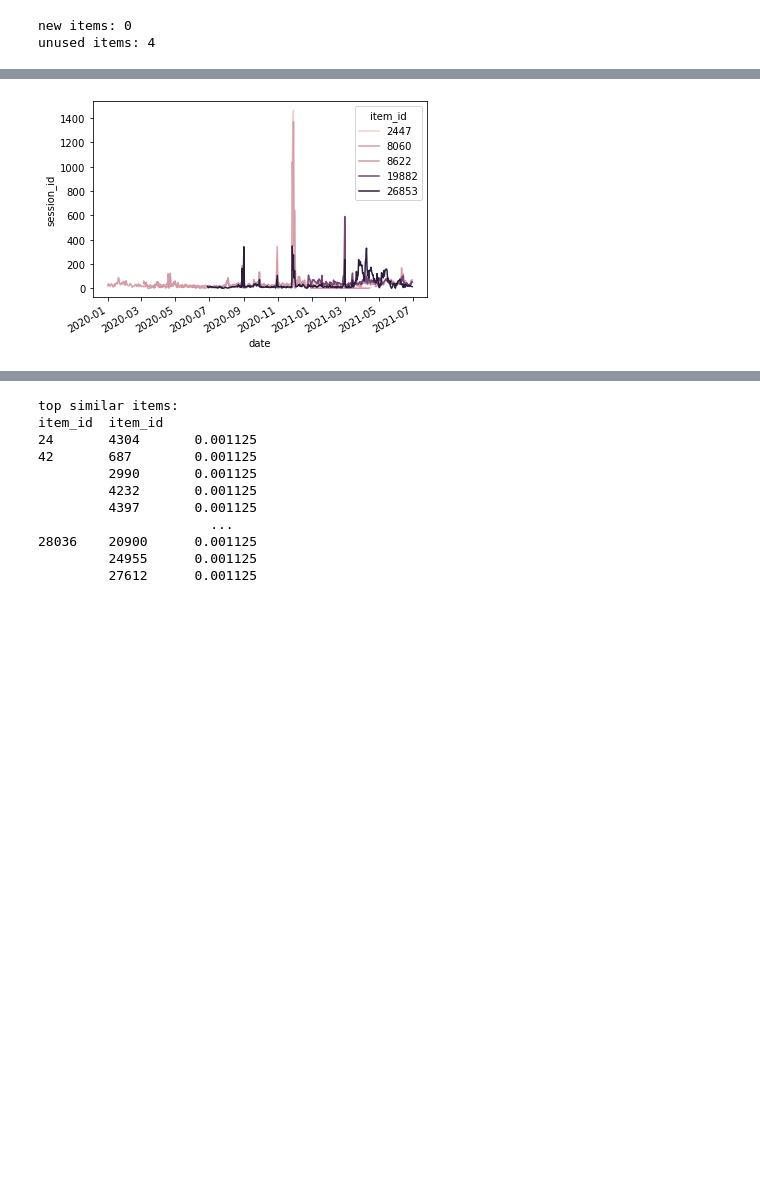
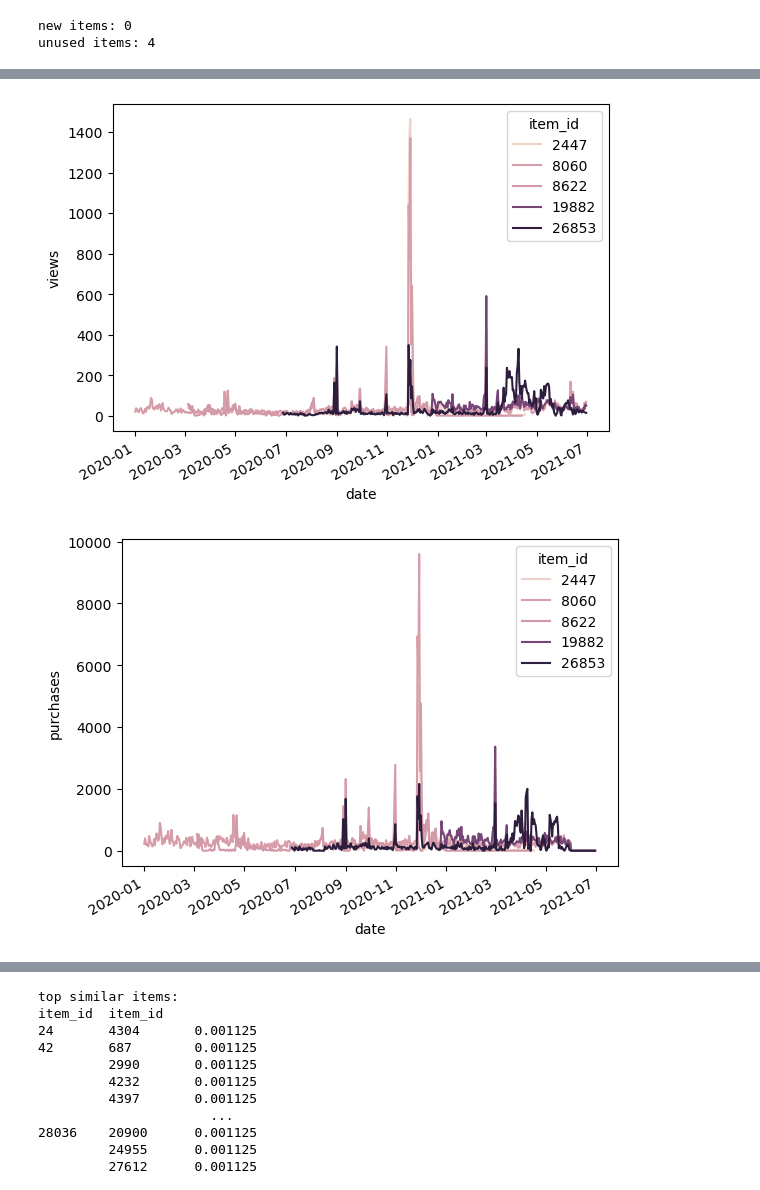
Before and after one commit to stavco9/rs-final-project, a Jupyter notebook: recsys2022/Data_analysis/data_analysis.ipynb, the cells around one changed output, grey strips where cells are left out. Cells and saved outputs as stored; diff of their text form; code cells hidden in the pictures; blank space fills up the shorter version.

Commit message:
data analysis

```diff
--- a/recsys2022/Data_analysis/data_analysis.ipynb
+++ b/recsys2022/Data_analysis/data_analysis.ipynb
@@ -180,0 +224,31 @@ sns.pairplot(df.drop("item_id", axis=1), hue="popularity", plot_kws=dict(alpha=0
+# %%
+# drill down on top/rare items - spesific categories?
+m = 5
+top_m, low_m = top.head(m)["item_id"], low.head(m)["item_id"]
+df = full[(full["item_id"].isin(top_m)) | (full["item_id"].isin(low_m))
+           ].drop_duplicates(["item_id", "feature_category_id", "feature_value_id"])
+df["group"] = np.where(df["item_id"].isin(top_m), "common", "rare")
+
+fig, axes = plt.subplots(1,2)
+for i, group_name in enumerate(df["group"].unique()):
+    tmp = df[df["group"] == group_name]
+    matrix = pd.crosstab(index=tmp['feature_category_id'], columns=tmp['item_id'],
+                         values=tmp["feature_value_id"], aggfunc="count", normalize=False)
+    sns.heatmap(matrix, ax=axes[i])
+    axes[i].title.set_text(f"{group_name}ly purchased items")
+plt.tight_layout()
+plt.show()
+
+# same categories - different values?
+top_categories = df[df["group"] == "common"]["feature_category_id"]
+low_categories = df[df["group"] == "rare"]["feature_category_id"]
+shared_categories = list(set(top_categories) & set(low_categories))
+df = df[df["feature_category_id"].isin(shared_categories)]
+df["popular"] = np.where(df["group"] == "common", 1, 0)
+
+matrix = pd.crosstab(index=df['feature_category_id'], columns=df['feature_value_id'],
+                     values=df["popular"], aggfunc="mean", normalize=False)
+fig, ax = plt.subplots()
+sns.heatmap(matrix)
+plt.title("same categories - different values?")
+plt.show()
@@ -181,15 +261,18 @@ sns.pairplot(df.drop("item_id", axis=1), hue="popularity", plot_kws=dict(alpha=0
 # %%
 # popular items over time
 m = 5
 top_m = top.head(m)["item_id"]
 df = full[(full["item_id"].isin(top_m))]
 
 df["date"] = df["datetime"].dt.date
-df = df.groupby(["item_id", "date"]).agg({"session_id": "nunique"}).reset_index()
+df = df.groupby(["item_id", "date"]).agg({"session_id": "nunique", "purchase": "sum"}).reset_index()
+df.columns = ["item_id", "date", "views", "purchases"]
 
-fig, ax = plt.subplots()
-sns.lineplot(data=df, x="date", y="session_id", hue="item_id")
-fig.autofmt_xdate()
-plt.show()
+for col in ["views", "purchases"]:
+    fig, ax = plt.subplots()
+    sns.lineplot(data=df, x="date", y=col, hue="item_id")
+    fig.autofmt_xdate()
+    plt.show()
 # %% [output]
-[figure, old version]
+[figure, new version]
+[figure, added]
```
Also changed, not shown: parts of 31 cells of this notebook.
